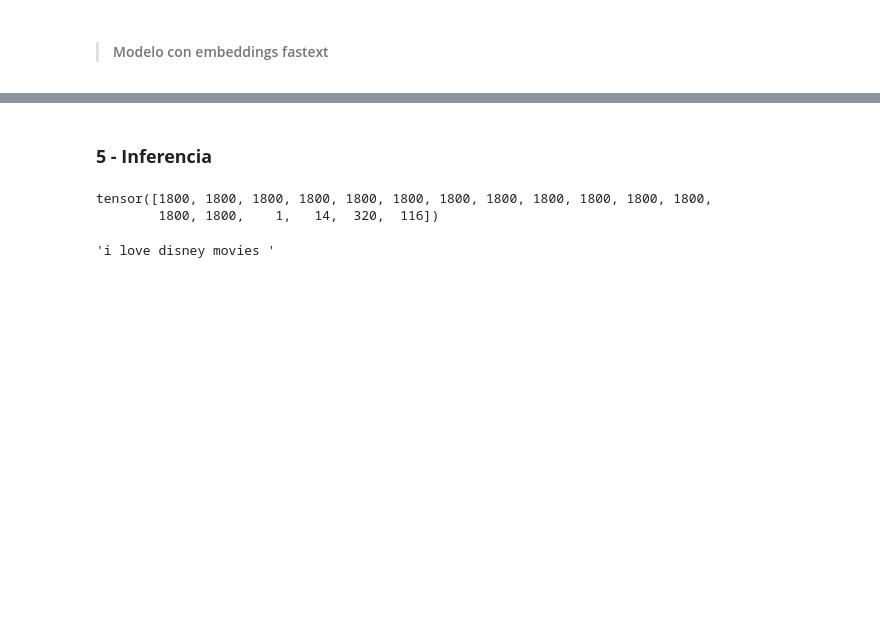
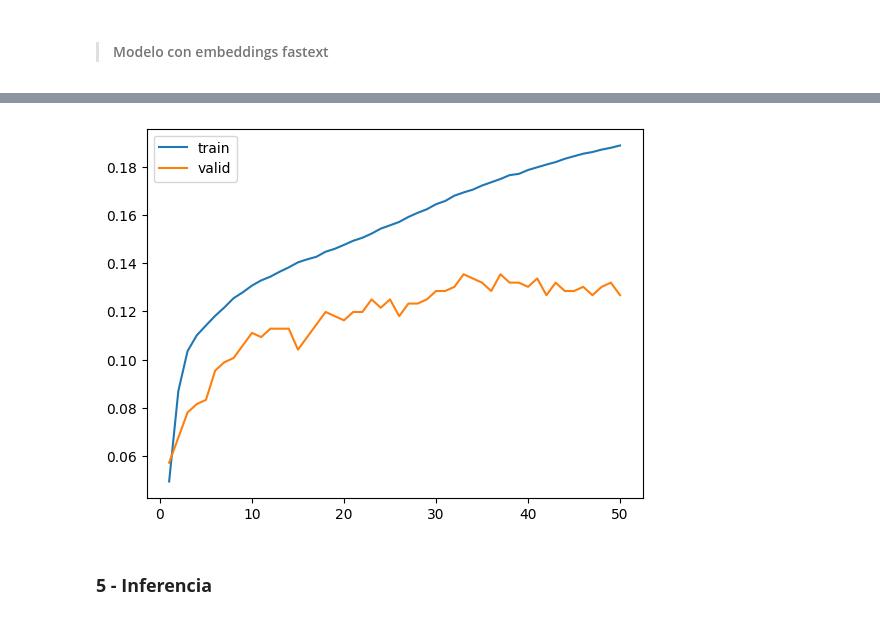
Before and after one commit to lucasargento/nlp_1_dnlp, a Jupyter notebook: tps_desafios/Desafio_4_Lucas_Argento.ipynb, the cells around one changed output, grey strips where cells are left out. Cells and saved outputs as stored; diff of their text form; code cells hidden in the pictures; blank space fills up the shorter version.

```diff
--- a/tps_desafios/Desafio_4_Lucas_Argento.ipynb
+++ b/tps_desafios/Desafio_4_Lucas_Argento.ipynb
@@ -794,15 +931,15 @@ AssertionError: Words embedding not available
 # %%
 encoder = Encoder(VOCAB_SIZE, embedding_matrix, PAD_TOKEN, train_embeddings=False)
 decoder = Decoder(VOCAB_SIZE, embedding_matrix, PAD_TOKEN,  train_embeddings=False)
-model_freezed = Seq2Seq(encoder, decoder).to(device)
+model_ft_embeddings_freezed = Seq2Seq(encoder, decoder).to(device)
 
 criterion = nn.CrossEntropyLoss(ignore_index=PAD_TOKEN)
-optimizer = torch.optim.Adam(model.parameters(), lr=0.001)
+optimizer = torch.optim.Adam(model_ft_embeddings_freezed.parameters(), lr=0.001)
 
 print("✅ Modelo, optimizer y criterion inicializados correctamente")
 
-history2 = train(
-    model_freezed,
+history4 = train(
+    model_ft_embeddings_freezed,
     train_loader,
     valid_loader,
     optimizer,
@@ -810,7 +947,8 @@ history2 = train(
     epochs=50
 )
 
-epoch_count = range(1, len(history2['accuracy']) + 1)
-sns.lineplot(x=epoch_count,  y=history2['accuracy'], label='train')
-sns.lineplot(x=epoch_count,  y=history2['val_accuracy'], label='valid')
+epoch_count = range(1, len(history4['accuracy']) + 1)
+sns.lineplot(x=epoch_count,  y=history4['accuracy'], label='train')
+sns.lineplot(x=epoch_count,  y=history4['val_accuracy'], label='valid')
 plt.show()
+# %% [output]
@@ -817,3 +972,4 @@ plt.show()
+[figure, added]
 # %% [markdown]
 ### **5 - Inferencia**
 # %%
@@ -910,12 +1066,3 @@ def encode_sentence(sentence, tokenizer, max_len):
         seq = seq[-max_len:]
 
     return seq
-# %%
-encoder_input_sequences[10]
-# %% [output]
-tensor([1800, 1800, 1800, 1800, 1800, 1800, 1800, 1800, 1800, 1800, 1800, 1800,
-        1800, 1800,    1,   14,  320,  116])
-# %%
-input_sentences[10]
-# %% [output]
-'i love disney movies '
```
Also changed, not shown: parts of 16 cells of this notebook.
